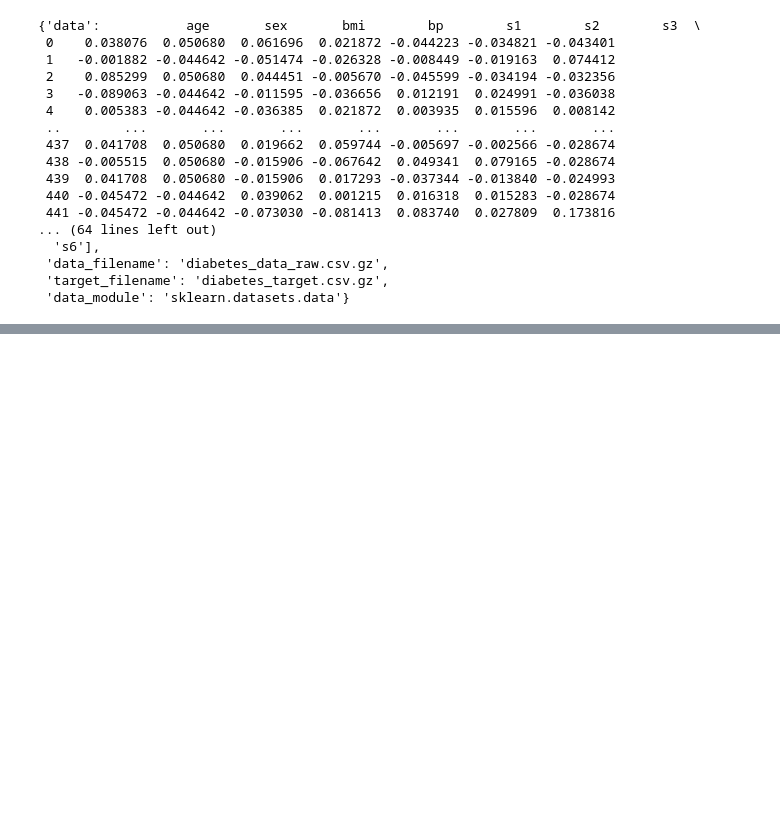
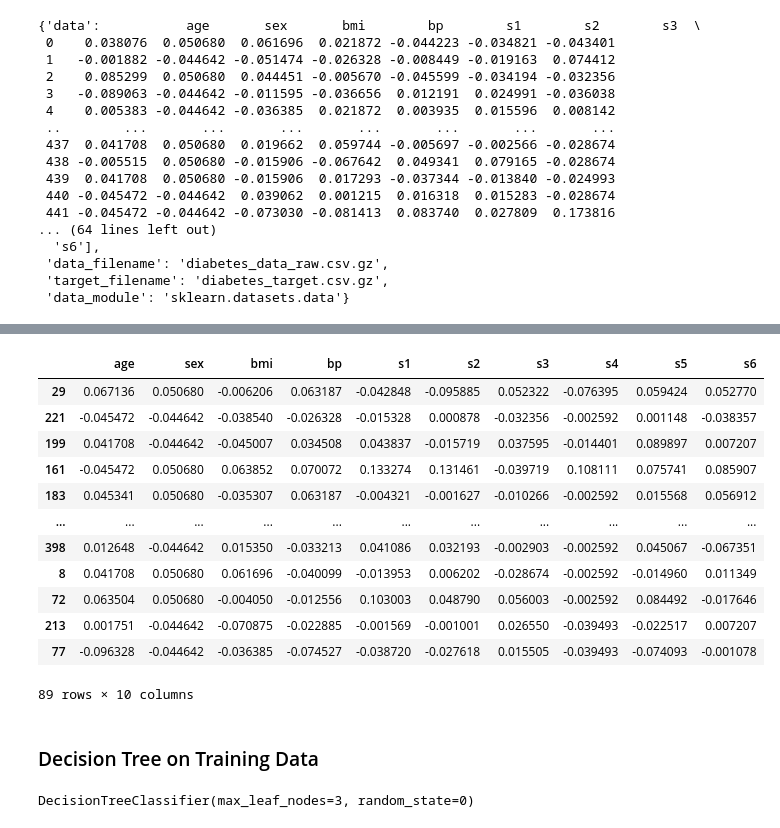
Before and after one commit to ephraim888sun/decision_tree_classification, a Jupyter notebook: ml.ipynb, the cells around one changed output, grey strips where cells are left out. Drawn from its saved outputs; the diff is of its cells as text; code cells hidden in the pictures; blank space fills up the shorter version.

Commit message:
add decision tree

```diff
--- a/ml.ipynb
+++ b/ml.ipynb
@@ -48,0 +132,24 @@ diabetes
+# %%
+X_test
+# %% [output]
+|  | age | sex | bmi | bp | s1 | s2 | s3 | s4 | s5 | s6 |
+| 29 | 0.067136 | 0.050680 | -0.006206 | 0.063187 | -0.042848 | -0.095885 | 0.052322 | -0.076395 | 0.059424 | 0.052770 |
+| 221 | -0.045472 | -0.044642 | -0.038540 | -0.026328 | -0.015328 | 0.000878 | -0.032356 | -0.002592 | 0.001148 | -0.038357 |
+| 199 | 0.041708 | -0.044642 | -0.045007 | 0.034508 | 0.043837 | -0.015719 | 0.037595 | -0.014401 | 0.089897 | 0.007207 |
+| 161 | -0.045472 | 0.050680 | 0.063852 | 0.070072 | 0.133274 | 0.131461 | -0.039719 | 0.108111 | 0.075741 | 0.085907 |
+| 183 | 0.045341 | 0.050680 | -0.035307 | 0.063187 | -0.004321 | -0.001627 | -0.010266 | -0.002592 | 0.015568 | 0.056912 |
+| ... | ... | ... | ... | ... | ... | ... | ... | ... | ... | ... |
+| 398 | 0.012648 | -0.044642 | 0.015350 | -0.033213 | 0.041086 | 0.032193 | -0.002903 | -0.002592 | 0.045067 | -0.067351 |
+| 8 | 0.041708 | 0.050680 | 0.061696 | -0.040099 | -0.013953 | 0.006202 | -0.028674 | -0.002592 | -0.014960 | 0.011349 |
+| 72 | 0.063504 | 0.050680 | -0.004050 | -0.012556 | 0.103003 | 0.048790 | 0.056003 | -0.002592 | 0.084492 | -0.017646 |
+| 213 | 0.001751 | -0.044642 | -0.070875 | -0.022885 | -0.001569 | -0.001001 | 0.026550 | -0.039493 | -0.022517 | 0.007207 |
+| 77 | -0.096328 | -0.044642 | -0.036385 | -0.074527 | -0.038720 | -0.027618 | 0.015505 | -0.039493 | -0.074093 | -0.001078 |
+89 rows × 10 columns
+# %% [markdown]
+### Decision Tree on Training Data
+# %%
+clf = DecisionTreeClassifier(max_leaf_nodes=3, random_state=0)
+clf = clf.fit(X_train, y_train)
+clf
+# %% [output]
+DecisionTreeClassifier(max_leaf_nodes=3, random_state=0)
```
Also changed, not shown: parts of 15 cells of this notebook.
